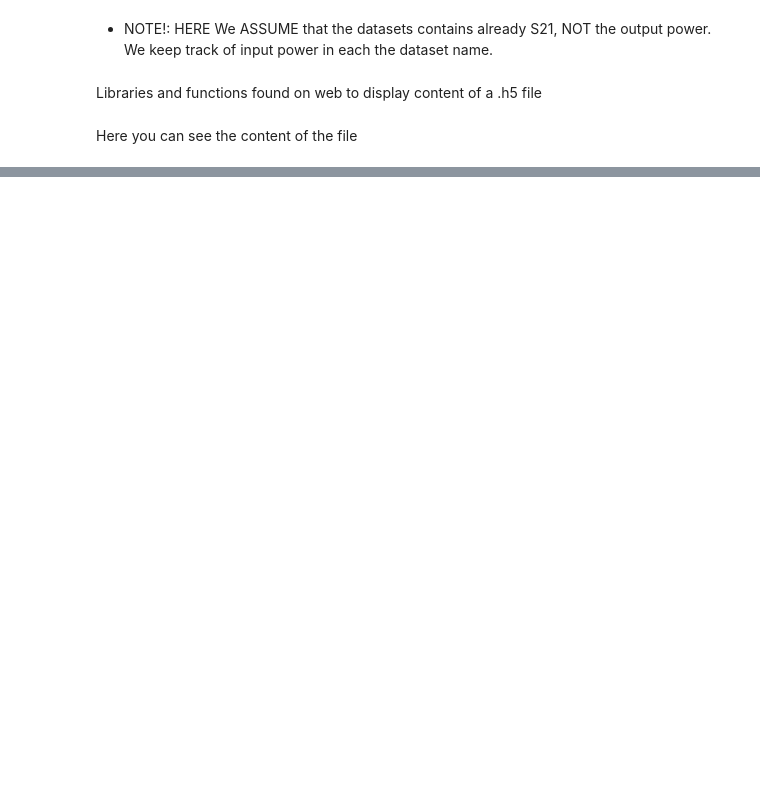
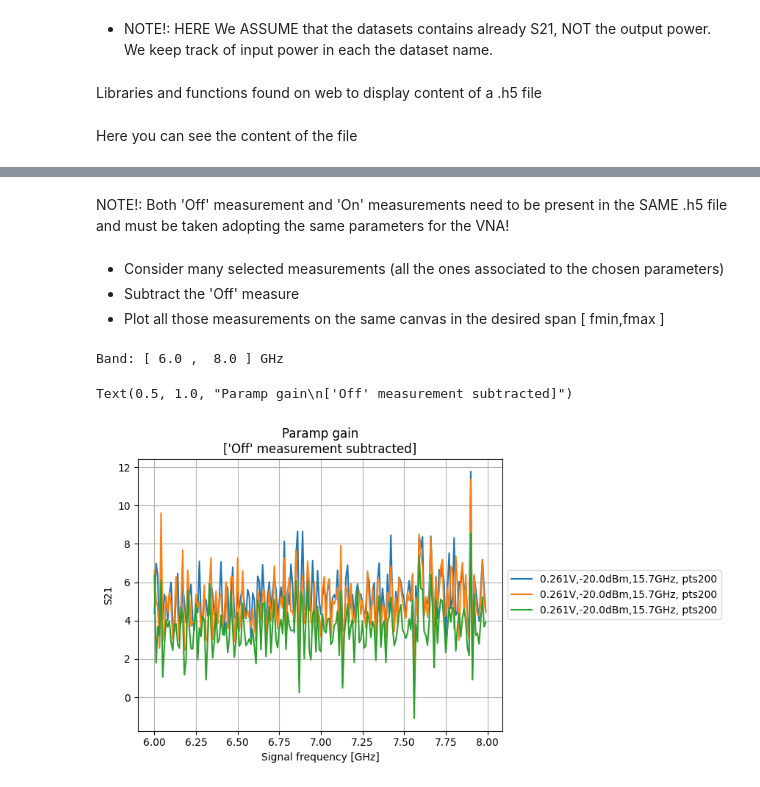
Before and after one commit to biqute/QTLab2223, a Jupyter notebook: TWPAandQubit/notebooks/read_lattice_results.ipynb, the cells around one changed output, grey strips where cells are left out. Cells and saved outputs as stored; diff of their text form; code cells hidden in the pictures; blank space fills up the shorter version.

```diff
--- a/TWPAandQubit/notebooks/read_lattice_results.ipynb
+++ b/TWPAandQubit/notebooks/read_lattice_results.ipynb
@@ -154,0 +106,57 @@ ax_2.grid()
+# %% [markdown]
+NOTE!: Both 'Off' measurement and 'On' measurements need to be present in the SAME .h5 file and must be taken adopting the same parameters for the VNA!
+# %% [markdown]
+- Consider many selected measurements (all the ones associated to the chosen parameters)
+- Subtract the 'Off' measure
+- Plot all those measurements on the same canvas in the desired span [ fmin,fmax ]
+# %%
+# Indexes of parameters of the measurements you want to consider
+voltage_indexes = [0]
+frequency_indexes = [0,1,2]
+power_indexes = [0]
+
+fmin = 6e9 #[GHz]
+fmax = 8e9 #[GHz]
+fspan = fmax - fmin
+
+
+fig, ax = plt.subplots()
+# Get 'Off' measurement (will be subtracted to all measurements)
+xoff, yoff = getDatasetValue(filename, "/Off", 0)
+# Check if the frequency span [fmin,fmax] is valid
+if xoff[0] <= fmin and xoff[len(xoff)-1] >= fmax:
+    print("Band: [",round(fmin/1e9,freq_cifers),", ",round(fmax/1e9,freq_cifers),"] GHz")
+else:
+    print("Invalid frequency span!")
+    exit()
+# Get i_min, i_max for the defined band
+df = xoff[1] - xoff[0]
+i_min = round((fmin - xoff[0])/df)
+i_max = round(len(xoff) - 1 - (xoff[len(xoff)-1] - fmax)/df)
+n_pts = i_max - i_min
+
+for k in voltage_indexes:
+    for j in power_indexes:
+        for i in frequency_indexes:
+            # Get desired dataset
+            group = "/dc_" + str(k) + "/pumpfreq_" + str(i) + "/pumppow_" + str(j)
+            temp_xs, temp_ys = getDatasetValue(filename, group, 0)
+            # Remove the 'Off' measurement
+            temp_ys = temp_ys - yoff
+
+            # Focus on the defined BAND
+            xs = temp_xs[i_min:i_max]
+            ys = temp_ys[i_min:i_max]
+
+            # Plot S21 in the desired Fspan and get 'gain band average'
+            ax.plot(xs/1e9,ys,label=(str(round(volts[k],volt_cifers))+"V,"+str(round(ampls[k],ampl_cifers))+"dBm,"+str(round(freqs[k],freq_cifers))+"GHz, pts"+str(n_pts)))
+
+ax.legend(loc='center left', bbox_to_anchor=(1, 0.5))
+ax.grid()
+ax.set_xlabel("Signal frequency [GHz]")
+ax.set_ylabel("S21")
+ax.set_title("Paramp gain\n['Off' measurement subtracted]")
+# %% [output]
+Band: [ 6.0 ,  8.0 ] GHz
+Text(0.5, 1.0, "Paramp gain\n['Off' measurement subtracted]")
+[figure, added]
```
Also changed, not shown: parts of 8 cells of this notebook.
